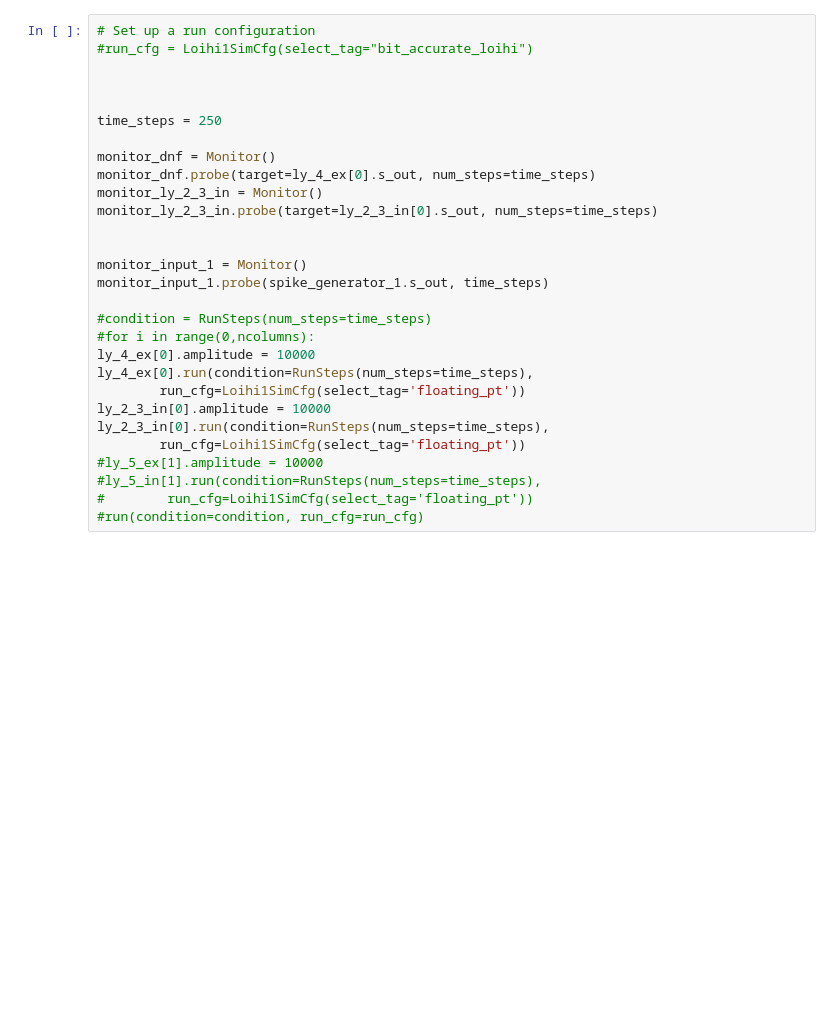
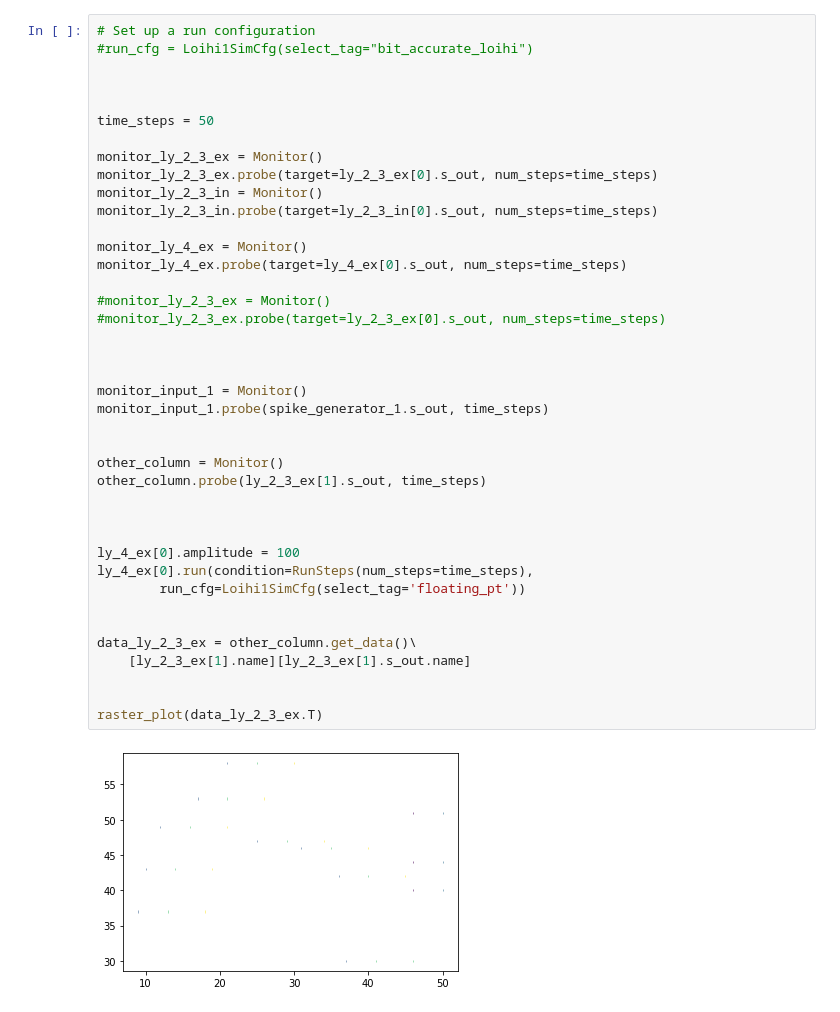
Before and after one commit to russelljjarvis/lava-dnf, a Jupyter notebook: Potjans.ipynb, the cells around one changed output. Drawn from its saved outputs; the diff is of its cells as text; blank space fills up the shorter version.

```diff
--- a/Potjans.ipynb
+++ b/Potjans.ipynb
@@ -167,32 +199,45 @@ for i in range(0,ncolumns):
 # %%
 # Set up a run configuration
 #run_cfg = Loihi1SimCfg(select_tag="bit_accurate_loihi")
 
 
 
-time_steps = 250
+time_steps = 50
 
-monitor_dnf = Monitor()
-monitor_dnf.probe(target=ly_4_ex[0].s_out, num_steps=time_steps)
+monitor_ly_2_3_ex = Monitor()
+monitor_ly_2_3_ex.probe(target=ly_2_3_ex[0].s_out, num_steps=time_steps)
 monitor_ly_2_3_in = Monitor()
 monitor_ly_2_3_in.probe(target=ly_2_3_in[0].s_out, num_steps=time_steps)
+
+monitor_ly_4_ex = Monitor()
+monitor_ly_4_ex.probe(target=ly_4_ex[0].s_out, num_steps=time_steps)
+
+#monitor_ly_2_3_ex = Monitor()
+#monitor_ly_2_3_ex.probe(target=ly_2_3_ex[0].s_out, num_steps=time_steps)
+
 
 
 monitor_input_1 = Monitor()
 monitor_input_1.probe(spike_generator_1.s_out, time_steps)
 
-#condition = RunSteps(num_steps=time_steps)
-#for i in range(0,ncolumns):
-ly_4_ex[0].amplitude = 10000
+
+other_column = Monitor()
+other_column.probe(ly_2_3_ex[1].s_out, time_steps)
+
+
+
+ly_4_ex[0].amplitude = 100
 ly_4_ex[0].run(condition=RunSteps(num_steps=time_steps),
         run_cfg=Loihi1SimCfg(select_tag='floating_pt'))
-ly_2_3_in[0].amplitude = 10000
-ly_2_3_in[0].run(condition=RunSteps(num_steps=time_steps),
-        run_cfg=Loihi1SimCfg(select_tag='floating_pt'))
-#ly_5_ex[1].amplitude = 10000
-#ly_5_in[1].run(condition=RunSteps(num_steps=time_steps),
-#        run_cfg=Loihi1SimCfg(select_tag='floating_pt'))
-#run(condition=condition, run_cfg=run_cfg)
+
+
+data_ly_2_3_ex = other_column.get_data()\
+    [ly_2_3_ex[1].name][ly_2_3_ex[1].s_out.name]
+
+
+raster_plot(data_ly_2_3_ex.T)
+# %% [output]
+[figure, added]
 # %%
 # Get probed data from monitors
 
```
Also changed, not shown: parts of 33 cells of this notebook.
